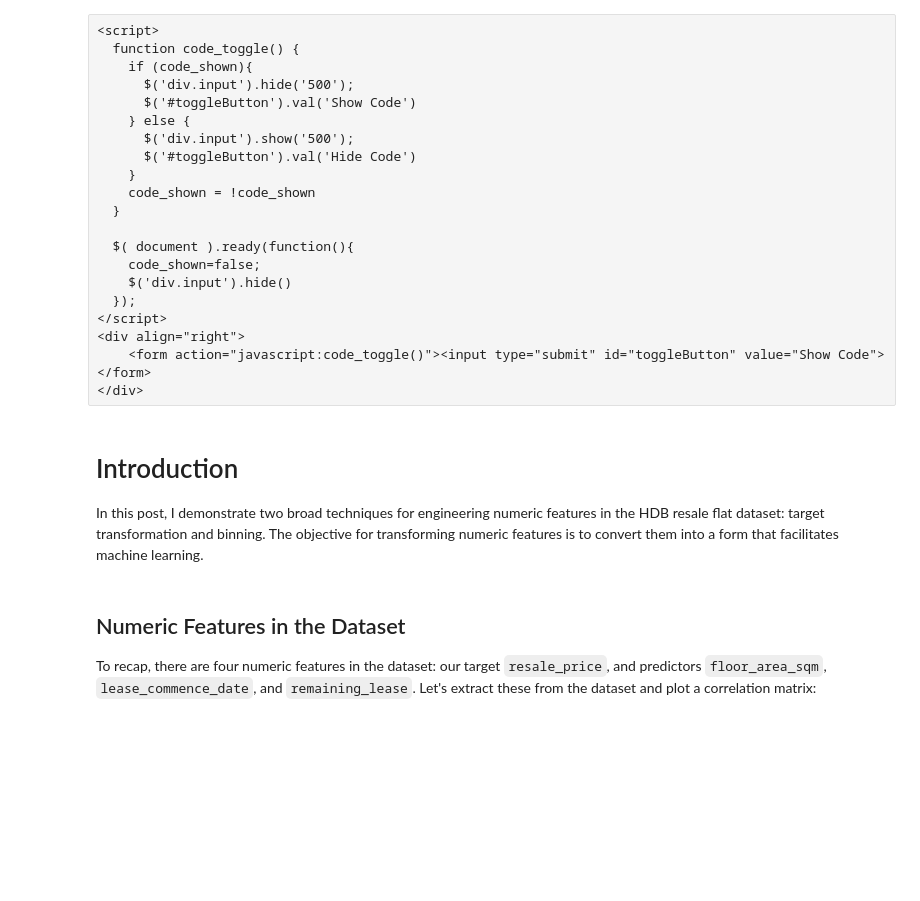
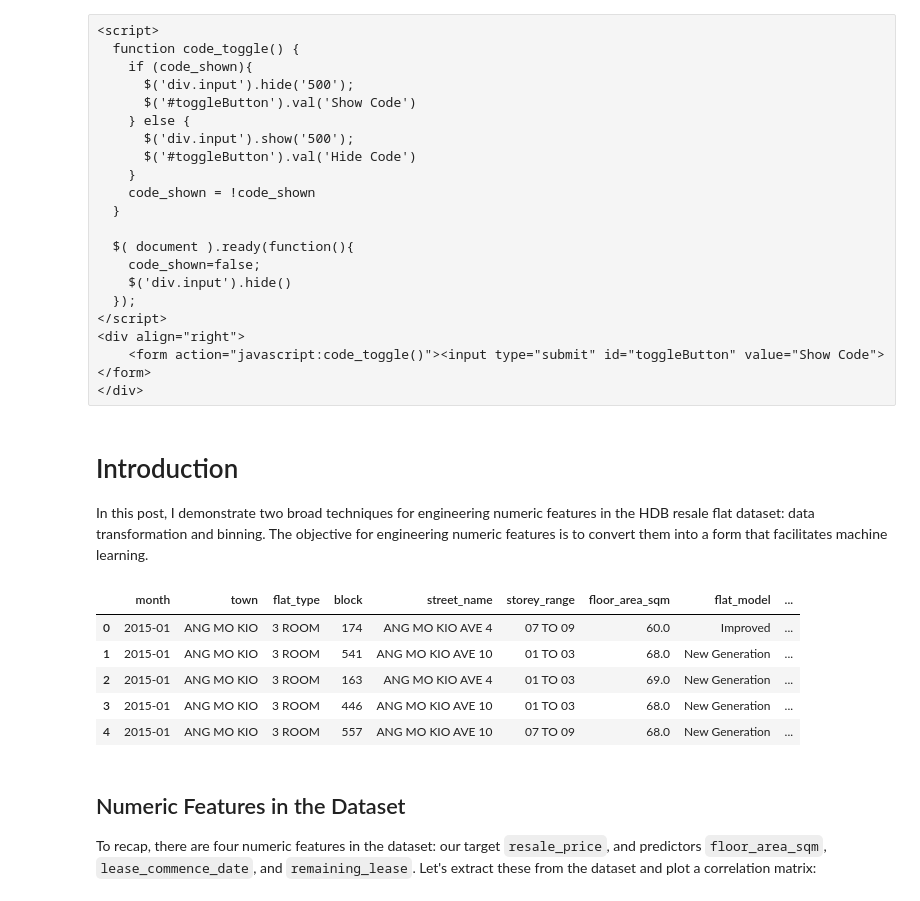
Before and after one commit to chrischow/dataandstuff, a Jupyter notebook: notebooks/2018-09-03-hdb-feature-engineering-i.ipynb, the cells around one changed output. Cells and saved outputs as stored; diff of their text form; code cells hidden in the pictures; blank space fills up the shorter version.

Commit message:
Updated post
Notebook

```diff
--- a/notebooks/2018-09-03-hdb-feature-engineering-i.ipynb
+++ b/notebooks/2018-09-03-hdb-feature-engineering-i.ipynb
@@ -21,7 +21,7 @@
 </div>
 # %% [markdown]
 # Introduction
-In this post, I demonstrate two broad techniques for engineering numeric features in the HDB resale flat dataset: target transformation and binning. The objective for transforming numeric features is to convert them into a form that facilitates machine learning.
+In this post, I demonstrate two broad techniques for engineering numeric features in the HDB resale flat dataset: data transformation and binning. The objective for engineering numeric features is to convert them into a form that facilitates machine learning.
 # %%
 # Import modules
 from IPython.display import Image
@@ -43,6 +43,16 @@ warnings.filterwarnings('ignore')
 
 # Read data
 hdb = pd.read_csv('resale-flat-prices-based-on-registration-date-from-jan-2015-onwards.csv')
+# %%
+# Preview
+hdb.head()
+# %% [output]
+|  | month | town | flat_type | block | street_name | storey_range | floor_area_sqm | flat_model | ... |
+| 0 | 2015-01 | ANG MO KIO | 3 ROOM | 174 | ANG MO KIO AVE 4 | 07 TO 09 | 60.0 | Improved | ... |
+| 1 | 2015-01 | ANG MO KIO | 3 ROOM | 541 | ANG MO KIO AVE 10 | 01 TO 03 | 68.0 | New Generation | ... |
+| 2 | 2015-01 | ANG MO KIO | 3 ROOM | 163 | ANG MO KIO AVE 4 | 01 TO 03 | 69.0 | New Generation | ... |
+| 3 | 2015-01 | ANG MO KIO | 3 ROOM | 446 | ANG MO KIO AVE 10 | 01 TO 03 | 68.0 | New Generation | ... |
+| 4 | 2015-01 | ANG MO KIO | 3 ROOM | 557 | ANG MO KIO AVE 10 | 07 TO 09 | 68.0 | New Generation | ... |
 # %% [markdown]
 ## Numeric Features in the Dataset
 To recap, there are four numeric features in the dataset: our target `resale_price`, and predictors `floor_area_sqm`, `lease_commence_date`, and `remaining_lease`. Let's extract these from the dataset and plot a correlation matrix:
```
Also changed, not shown: parts of 23 cells of this notebook.
